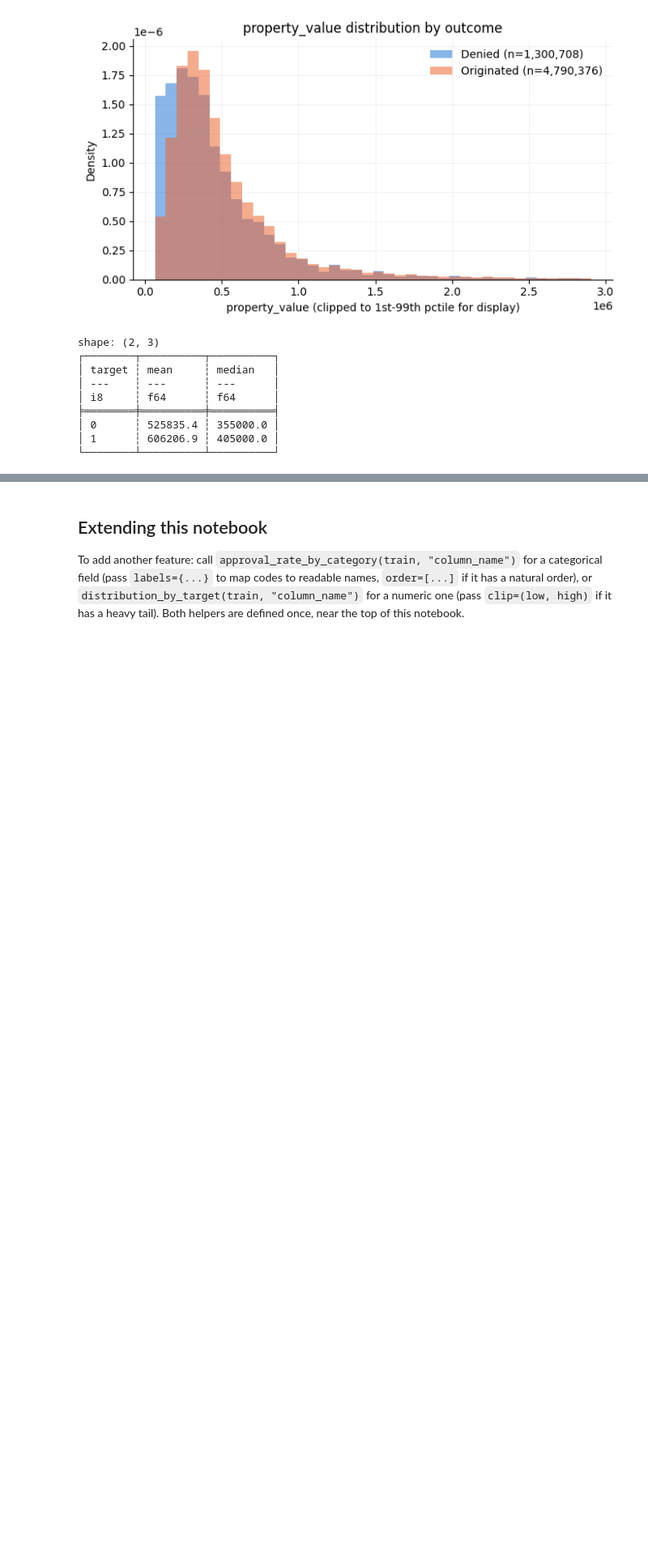
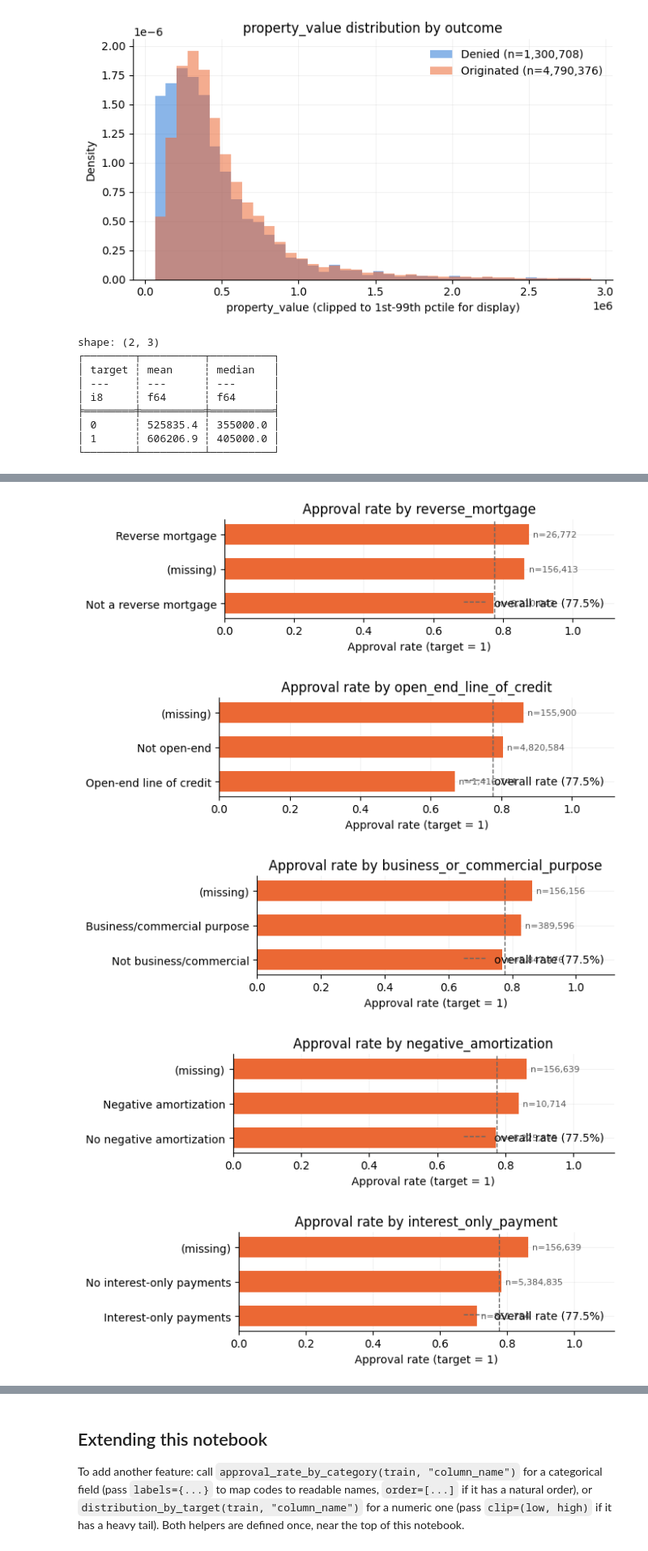
Before and after one commit to lugavt/US_morgage_acceptance, a Jupyter notebook: notebooks/target_relationships.ipynb, the cells around one changed output, grey strips where cells are left out. Shown at 81% size. Drawn from its saved outputs; the diff is of its cells as text; code cells hidden in the pictures; blank space fills up the shorter version.

```diff
--- a/notebooks/target_relationships.ipynb
+++ b/notebooks/target_relationships.ipynb
@@ -260,0 +295,18 @@ shape: (2, 3)
+# %%
+BINARY_FLAG_LABELS = {
+    "reverse_mortgage": {1: "Reverse mortgage", 2: "Not a reverse mortgage"},
+    "open_end_line_of_credit": {1: "Open-end line of credit", 2: "Not open-end"},
+    "business_or_commercial_purpose": {1: "Business/commercial purpose", 2: "Not business/commercial"},
+    "negative_amortization": {1: "Negative amortization", 2: "No negative amortization"},
+    "interest_only_payment": {1: "Interest-only payments", 2: "No interest-only payments"},
+    "balloon_payment": {1: "Balloon payment", 2: "No balloon payment"},
+    "other_nonamortizing_features": {1: "Other non-amortizing features", 2: "None"},
+}
+for col, labels in BINARY_FLAG_LABELS.items():
+    approval_rate_by_category(train, col, labels=labels)
+# %% [output]
+[figure, added]
+[figure, added]
+[figure, added]
+[figure, added]
+[figure, added]
```
Also changed, not shown: parts of 34 cells of this notebook, 1 other file.
